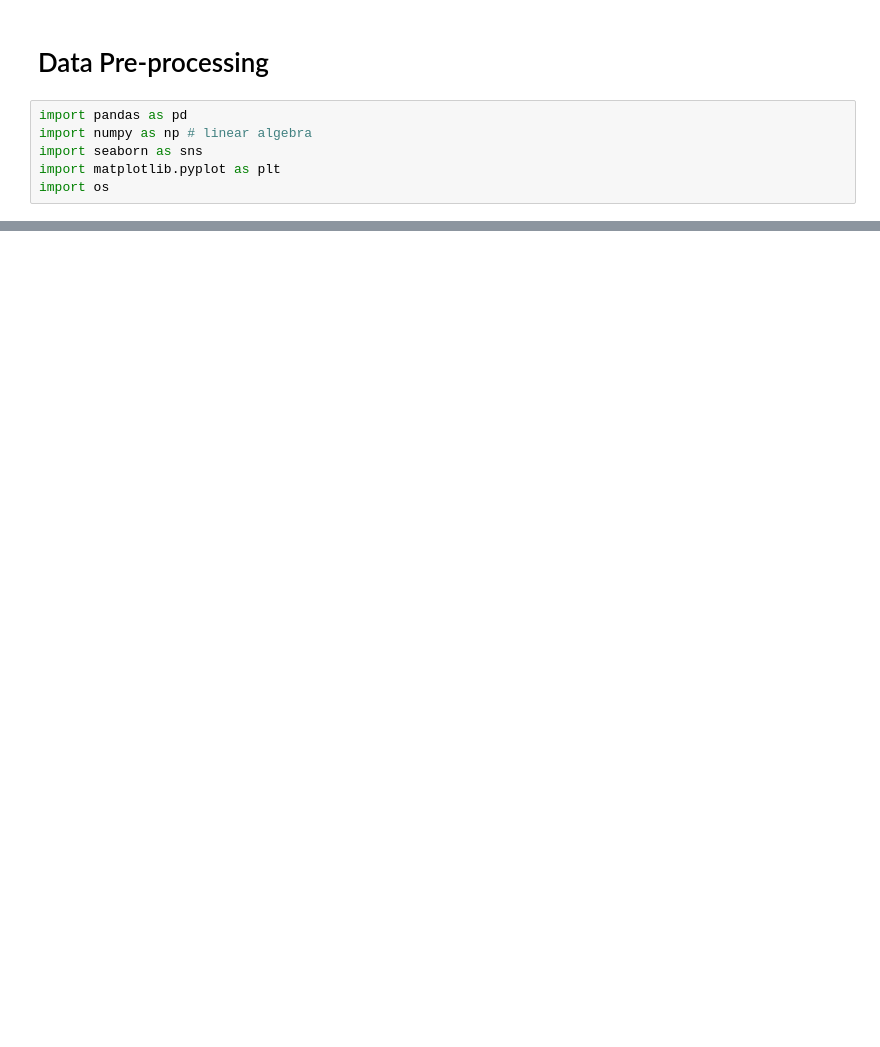
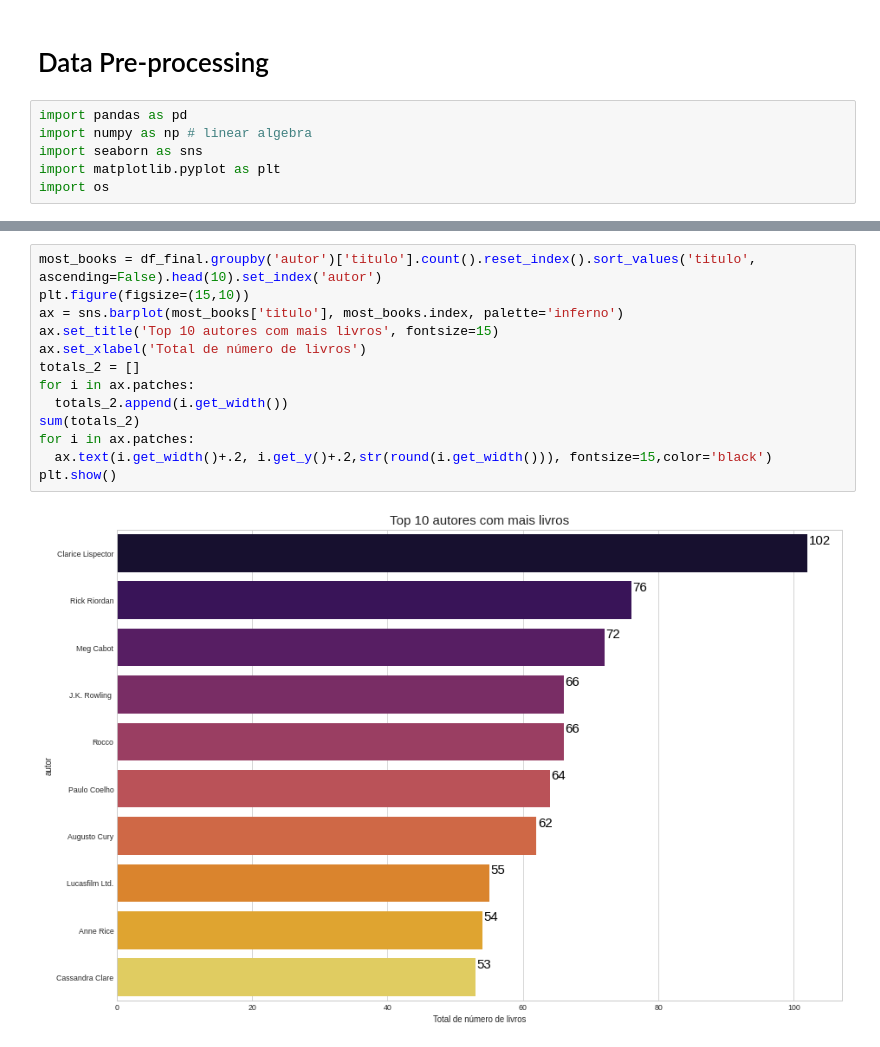
Before and after one commit to cabarros3/data_analysis, a Jupyter notebook: skoob/skoob.ipynb, the cells around one changed output, grey strips where cells are left out. Drawn from its saved outputs; the diff is of its cells as text; blank space fills up the shorter version.

```diff
--- a/skoob/skoob.ipynb
+++ b/skoob/skoob.ipynb
@@ -126,0 +325,15 @@ df.head(2)
+# %%
+most_books = df_final.groupby('autor')['titulo'].count().reset_index().sort_values('titulo', ascending=False).head(10).set_index('autor')
+plt.figure(figsize=(15,10))
+ax = sns.barplot(most_books['titulo'], most_books.index, palette='inferno')
+ax.set_title('Top 10 autores com mais livros', fontsize=15)
+ax.set_xlabel('Total de número de livros')
+totals_2 = []
+for i in ax.patches:
+  totals_2.append(i.get_width())
+sum(totals_2)
+for i in ax.patches:
+  ax.text(i.get_width()+.2, i.get_y()+.2,str(round(i.get_width())), fontsize=15,color='black')
+plt.show()
+# %% [output]
+[figure, added]
```
Also changed, not shown: parts of 42 cells of this notebook.
